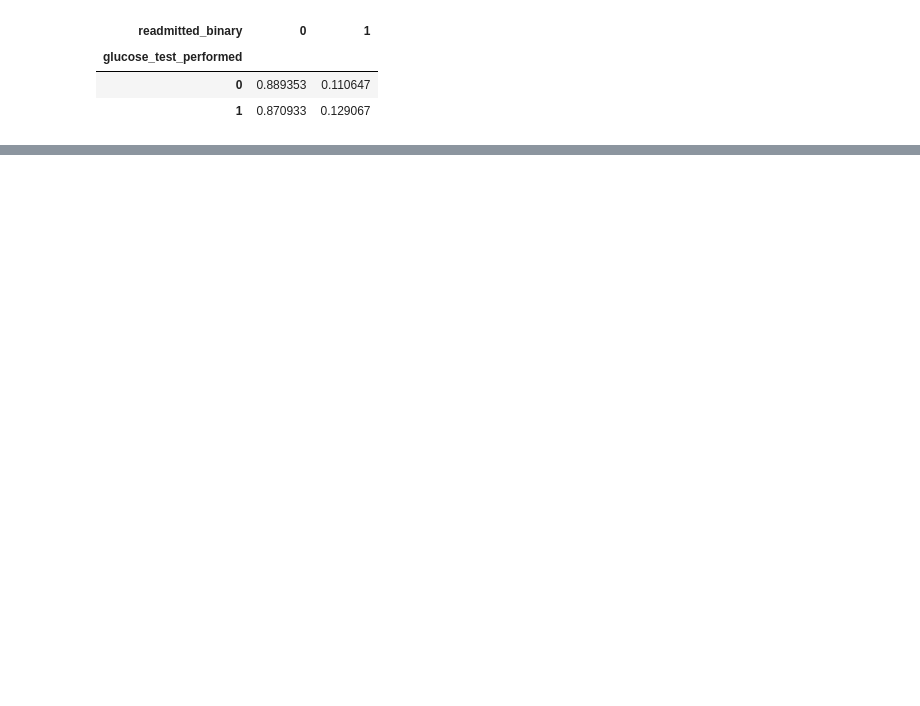
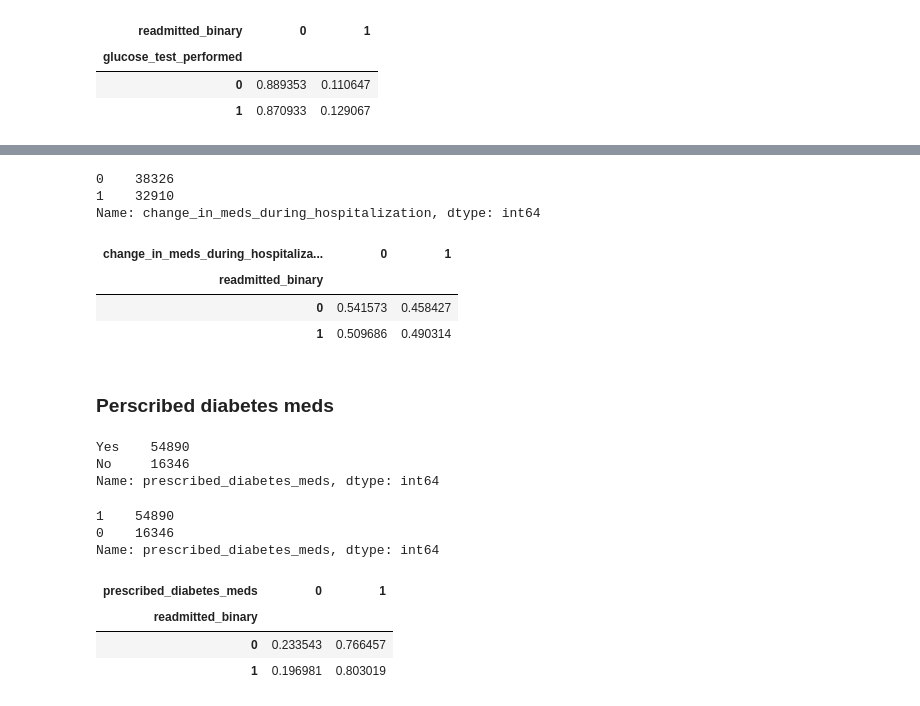
Before and after one commit to ontenkutsenko/ML_Hospital_Readmissions, a Jupyter notebook: Workbook Marta.ipynb, the cells around one changed output, grey strips where cells are left out. Saved outputs shown, nothing was run; the diff lists cells and outputs as text; code cells hidden in the pictures; blank space fills up the shorter version.

```diff
--- a/Workbook Marta.ipynb
+++ b/Workbook Marta.ipynb
@@ -311,8 +314,15 @@ Index(['encounter_id', 'patient_id', 'gender', 'age', 'weight', 'payer_code',
        'race_Other', 'race_nan', 'glucose_test_performed'],
       dtype='object')
 # %%
-data_train['glucose_test_result'] = data_train['glucose_test_result'].apply(lambda x: 0 if pd.isna(x) else x)
-data_test['glucose_test_result'] = data_test['glucose_test_result'].apply(lambda x: 0 if pd.isna(x) else x)
+data_train['glucose_test_result'] = data_train['glucose_test_result'].replace({'Norm': 100,
+                                           '>200': 200,
+                                           '>300': 300,
+                                            np.nan: 0})
+
+data_test['glucose_test_result'] = data_test['glucose_test_result'].replace({'Norm': 100,
+                                           '>200': 200,
+                                           '>300': 300,
+                                            np.nan: 0})
 
 data_train['glucose_test_result'].value_counts()
 # %% [output]
@@ -705,0 +706,42 @@ data_train.groupby('readmitted_binary')['change_in_meds_during_hospitalization']
+# %%
+# If there was no change in medication then replace with value 0 if yes then 1
+data_train['change_in_meds_during_hospitalization'] = data_train['change_in_meds_during_hospitalization'].replace({'Ch': 1, 'No': 0}).astype(int)
+data_test['change_in_meds_during_hospitalization'] = data_test['change_in_meds_during_hospitalization'].replace({'Ch': 1, 'No': 0}).astype(int)
+
+data_train['change_in_meds_during_hospitalization'].value_counts()
+# %% [output]
+0    38326
+1    32910
+Name: change_in_meds_during_hospitalization, dtype: int64
+# %%
+data_train.groupby('readmitted_binary')['change_in_meds_during_hospitalization'].value_counts(normalize = True).unstack()
+# %% [output]
+| change_in_meds_during_hospitaliza... | 0 | 1 |
+| readmitted_binary |  |  |
+| 0 | 0.541573 | 0.458427 |
+| 1 | 0.509686 | 0.490314 |
+# %% [markdown]
+### Perscribed diabetes meds
+# %%
+data_train['prescribed_diabetes_meds'].value_counts()
+# %% [output]
+Yes    54890
+No     16346
+Name: prescribed_diabetes_meds, dtype: int64
+# %%
+# If it was not perscribed diabetes meds then replace with value 0 if yes then 1
+data_train['prescribed_diabetes_meds'] = data_train['prescribed_diabetes_meds'].replace({'Yes': 1, 'No': 0}).astype(int)
+data_test['prescribed_diabetes_meds'] = data_test['prescribed_diabetes_meds'].replace({'Yes': 1, 'No': 0}).astype(int)
+
+data_train['prescribed_diabetes_meds'].value_counts()
+# %% [output]
+1    54890
+0    16346
+Name: prescribed_diabetes_meds, dtype: int64
+# %%
+data_train.groupby('readmitted_binary')['prescribed_diabetes_meds'].value_counts(normalize = True).unstack()
+# %% [output]
+| prescribed_diabetes_meds | 0 | 1 |
+| readmitted_binary |  |  |
+| 0 | 0.233543 | 0.766457 |
+| 1 | 0.196981 | 0.803019 |
```
Also changed, not shown: parts of 53 cells of this notebook.
